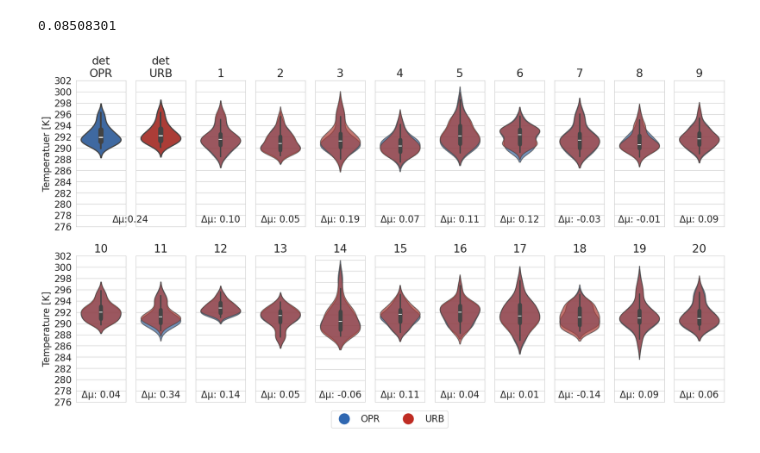
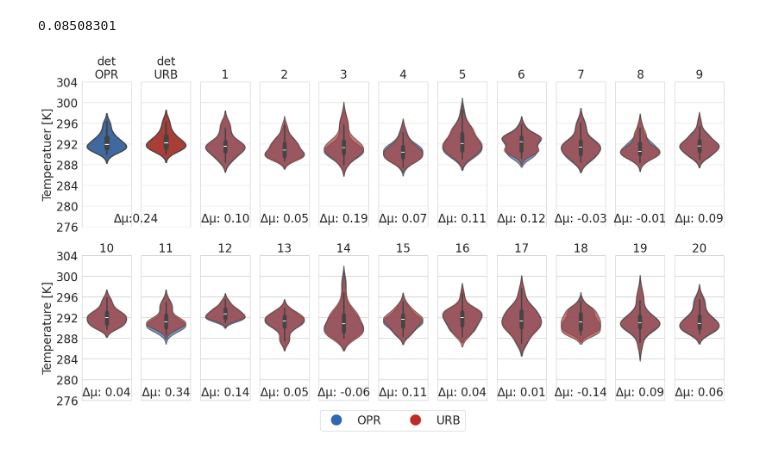
Before and after one commit to maymeret/master_thesis, a Jupyter notebook: 2021_cEU_violin_plots_ensemble.ipynb, the cells around one changed output. Drawn from its saved outputs; the diff is of its cells as text; code cells hidden in the pictures.

```diff
--- a/2021_cEU_violin_plots_ensemble.ipynb
+++ b/2021_cEU_violin_plots_ensemble.ipynb
@@ -715,7 +721,9 @@ plt.show()
 # %%
 #differences central europe daytime, combinded Budapest
 
-plt.rcParams.update({'font.size': 16})
+params = {'axes.labelsize': 20,'axes.titlesize':20, 'legend.fontsize': 20, 'xtick.labelsize': 20,
+          'ytick.labelsize': 20}
+plt.rcParams.update(params)
 
 num_members = 4
 city_names = ['Berlin', 'Warsaw', 'Budapest']
@@ -788,7 +796,9 @@ plt.show()
 # %%
 #differences central europe daytime, combinded Budapest
 
-plt.rcParams.update({'font.size': 16})
+params = {'axes.labelsize': 20,'axes.titlesize':20, 'legend.fontsize': 20, 'xtick.labelsize': 20,
+          'ytick.labelsize': 20}
+plt.rcParams.update(params)
 
 num_members = 4
 city_names = ['Berlin', 'Warsaw', 'Budapest']
@@ -930,7 +940,9 @@ plt.show()
 # %% [output]
 [figure]
 # %%
-plt.rcParams.update({'font.size': 18})
+params = {'axes.labelsize': 20,'axes.titlesize':20, 'legend.fontsize': 20, 'xtick.labelsize': 20,
+          'ytick.labelsize': 20}
+plt.rcParams.update(params)
 
 num_cities = 3
 city_names = ['Berlin', 'Warsaw', 'Budapest']
@@ -1012,7 +1024,9 @@ plt.show()
 # %% [output]
 [figure]
 # %%
-plt.rcParams.update({'font.size': 18})
+params = {'axes.labelsize': 20,'axes.titlesize':20, 'legend.fontsize': 20, 'xtick.labelsize': 20,
+          'ytick.labelsize': 20}
+plt.rcParams.update(params)
 
 num_cities = 3
 city_names = ['Berlin', 'Warsaw', 'Budapest']
@@ -1073,13 +1087,15 @@ np.nanmedian(mean_over_mem_WU_nights_cell[0]- mean_over_mem_NU_nights_cell[0])
 # %% [output]
 0.08508301
 # %%
-plt.rcParams.update({'font.size': 16})
+params = {'axes.labelsize': 20,'axes.titlesize':20, 'legend.fontsize': 20, 'xtick.labelsize': 20,
+          'ytick.labelsize': 20}
+plt.rcParams.update(params)
 
 names = ['puffer'] * 2 + list(range(1, 21))
 
 y_min = 276
 y_max = 302
-step = 2
+step = 4
 y_values = list(range(y_min, y_max + step, step))
 
 fig, axes = plt.subplots(nrows=2, ncols=11, figsize=(20, 10))
@@ -1111,31 +1127,31 @@ axes[0, 1].text(midpoint_x_coord, 0.03, f'\u0394\u03BC:{np.nanmedian(T_2M_WU_cEU
 
 for i, mem_id in enumerate(mem_ids, start=2):
     values_det_WU = T_2M_NU_cEU_nights_dim_hour_mem[mem_id].isel(cell=0).values
     row = i // 11
     col = i % 11
     sns.violinplot(ax=axes[row, col], y=values_det_WU, color='#2F67B1', linewidth=1.5, alpha=0.7)
     axes[row, col].set_yticks(y_values)
     axes[row, col].axes.yaxis.set_ticklabels([])
     axes[row, col].set_title(f'{names[i]}')
 
 for i, mem_id in enumerate(mem_ids, start=2):
     values_det_WU = T_2M_WU_cEU_nights_dim_hour_mem[mem_id].isel(cell=0).values
     row = i // 11
     col = i % 11
     sns.violinplot(ax=axes[row, col], y=values_det_WU, color='#BF2C23', linewidth=1.5, alpha=0.7)
     axes[row, col].set_yticks(y_values)
     axes[row, col].axes.yaxis.set_ticklabels([])
     axes[row, col].set_title(f'{names[i]}')
     axes[row, col].text(0.5, 0.03, f'\u0394\u03BC: {median_diff[mem_id]:.2f}', ha='center', transform=axes[row, col].transAxes)
 
 # Add ylabel and set y-ticks on the bottom row, left
 axes[1, 0].yaxis.set_ticklabels(y_values)
 axes[1, 0].set_ylabel('Temperature [K]')
 
 # Create legend below the entire plot
 fig.legend(handles, labels, bbox_to_anchor=(0.5, 0.1), loc='upper center', ncol=4)
 
 plt.savefig('../plots_2024/cEU_det_ens_all_Berlin_2021.jpeg')
 plt.show()
 # %% [output]
-[figure, old version]
+[figure, new version]
```
Also changed, not shown: parts of 5 cells of this notebook, 2 other files.
